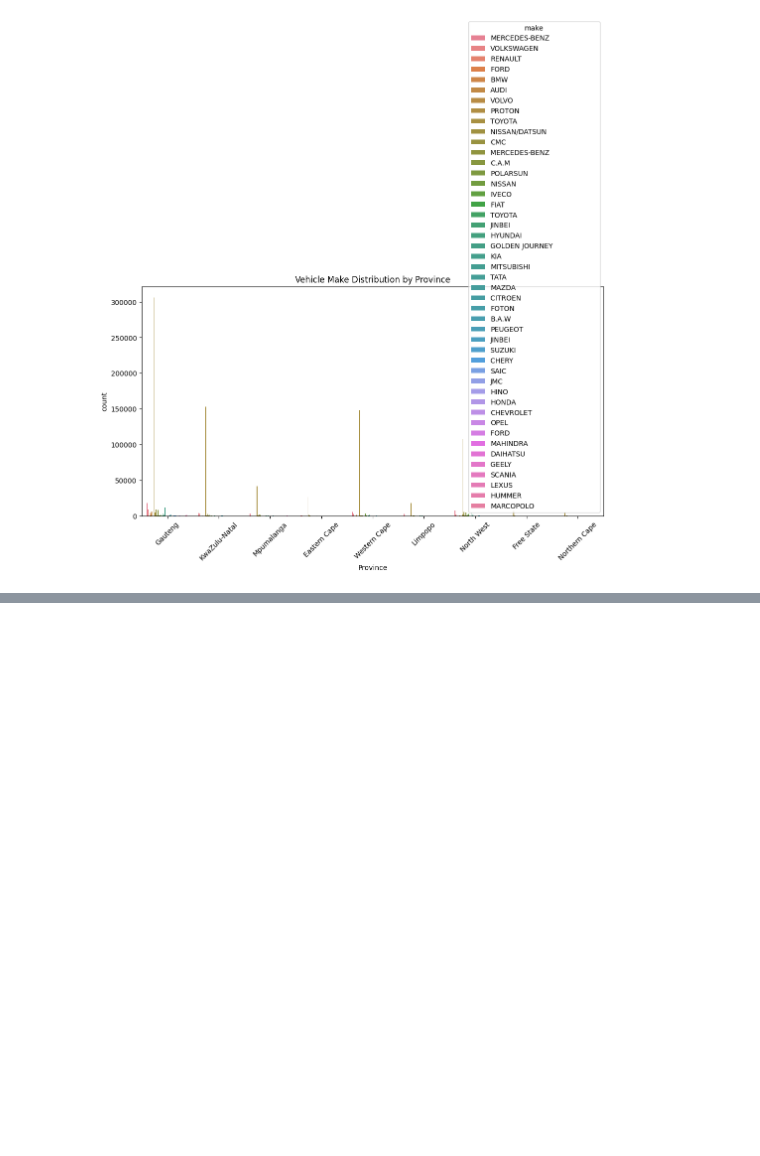
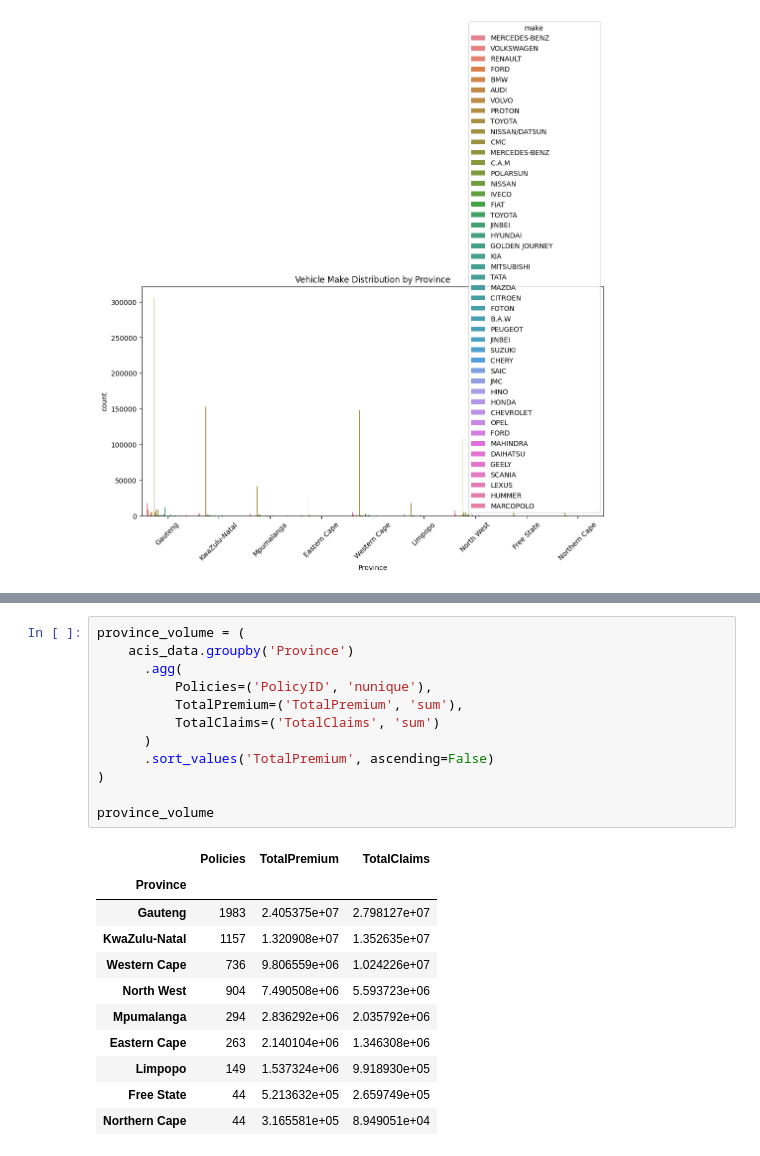
Before and after one commit to EstifanosTeklay/AlphaCareInsurance, a Jupyter notebook: notebooks/AcisEda.ipynb, the cells around one changed output, grey strips where cells are left out. Cells and saved outputs as stored; diff of their text form; blank space fills up the shorter version.

```diff
--- a/notebooks/AcisEda.ipynb
+++ b/notebooks/AcisEda.ipynb
@@ -200,0 +250,24 @@ plt.show()
+# %%
+province_volume = (
+    acis_data.groupby('Province')
+      .agg(
+          Policies=('PolicyID', 'nunique'),
+          TotalPremium=('TotalPremium', 'sum'),
+          TotalClaims=('TotalClaims', 'sum')
+      )
+      .sort_values('TotalPremium', ascending=False)
+)
+
+province_volume
+# %% [output]
+|  | Policies | TotalPremium | TotalClaims |
+| Province |  |  |  |
+| Gauteng | 1983 | 2.405375e+07 | 2.798127e+07 |
+| KwaZulu-Natal | 1157 | 1.320908e+07 | 1.352635e+07 |
+| Western Cape | 736 | 9.806559e+06 | 1.024226e+07 |
+| North West | 904 | 7.490508e+06 | 5.593723e+06 |
+| Mpumalanga | 294 | 2.836292e+06 | 2.035792e+06 |
+| Eastern Cape | 263 | 2.140104e+06 | 1.346308e+06 |
+| Limpopo | 149 | 1.537324e+06 | 9.918930e+05 |
+| Free State | 44 | 5.213632e+05 | 2.659749e+05 |
+| Northern Cape | 44 | 3.165581e+05 | 8.949051e+04 |
```
Also changed, not shown: parts of 20 cells of this notebook.
